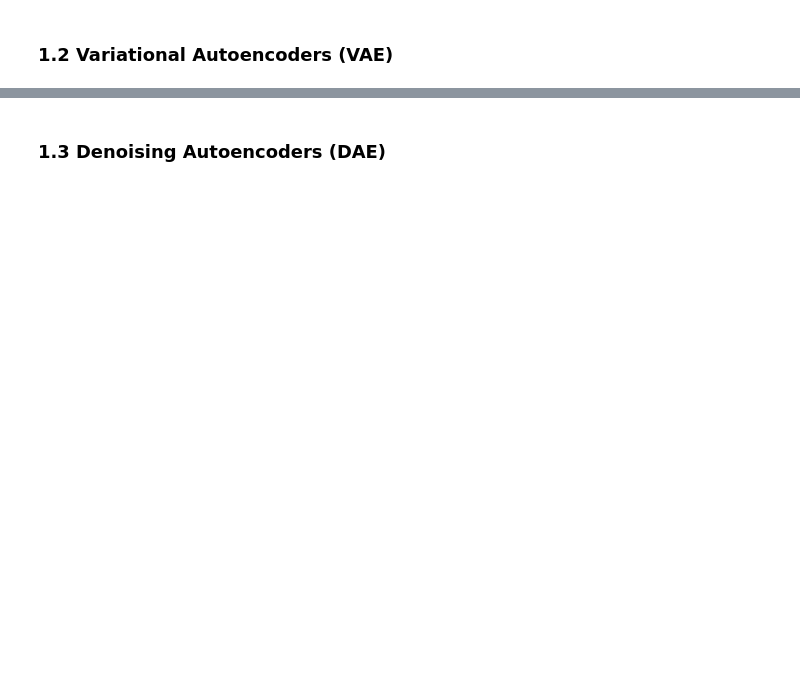
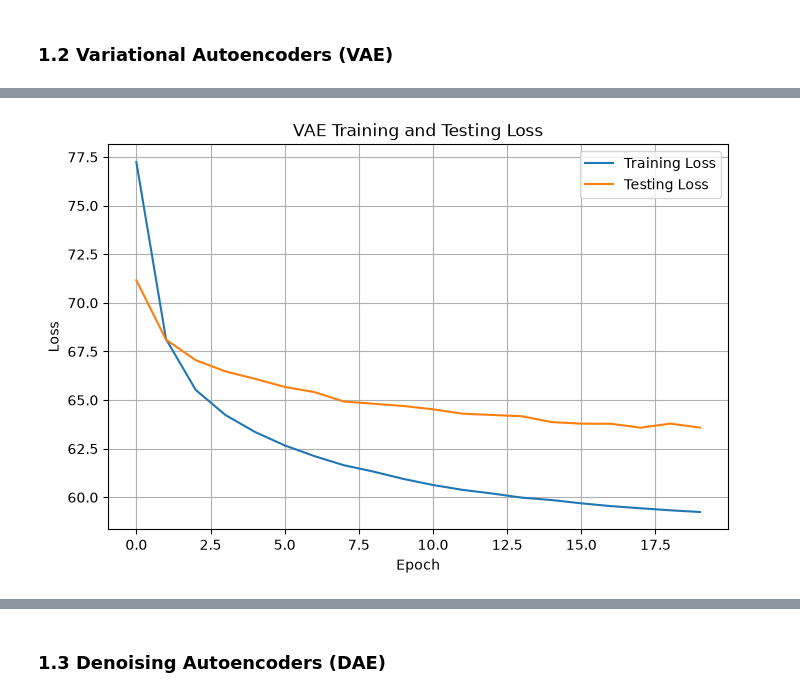
Before and after one commit to LucianaOR/-APA-Applied-Deep-Learning, a Jupyter notebook: Assignment2/PA2.ipynb, the cells around one changed output, grey strips where cells are left out. Saved outputs shown, nothing was run; the diff lists cells and outputs as text; code cells hidden in the pictures; blank space fills up the shorter version.

```diff
--- a/Assignment2/PA2.ipynb
+++ b/Assignment2/PA2.ipynb
@@ -160,0 +347,29 @@ plt.show()
+# %%
+def vae_loss(reconstructed, original, mu, logvar):
+
+    # Reconstruction loss
+    reconstruction_loss = nn.functional.mse_loss(
+        reconstructed,
+        original,
+        reduction="sum"
+    )
+
+    # KL Divergence
+    kl_loss = -0.5 * torch.sum(
+        1 + logvar - mu.pow(2) - logvar.exp()
+    )
+
+    # Total loss
+    total_loss = reconstruction_loss + kl_loss
+
+    return total_loss / original.size(0)
+# %%
+vae = VAE().to(device)
+
+optimizer_vae = optim.Adam(
+    vae.parameters(),
+    lr=1e-3,
+    weight_decay=1e-8
+)
+
+print(vae)
@@ -160,0 +478,15 @@ plt.show()
+# %%
+plt.figure(figsize=(8, 5))
+
+plt.plot(vae_train_losses, label="Training Loss")
+plt.plot(vae_test_losses, label="Testing Loss")
+
+plt.xlabel("Epoch")
+plt.ylabel("Loss")
+plt.title("VAE Training and Testing Loss")
+
+plt.legend()
+plt.grid()
+plt.show()
+# %% [output]
+[figure, added]
```
Also changed, not shown: parts of 50 cells of this notebook, 1 other file.
